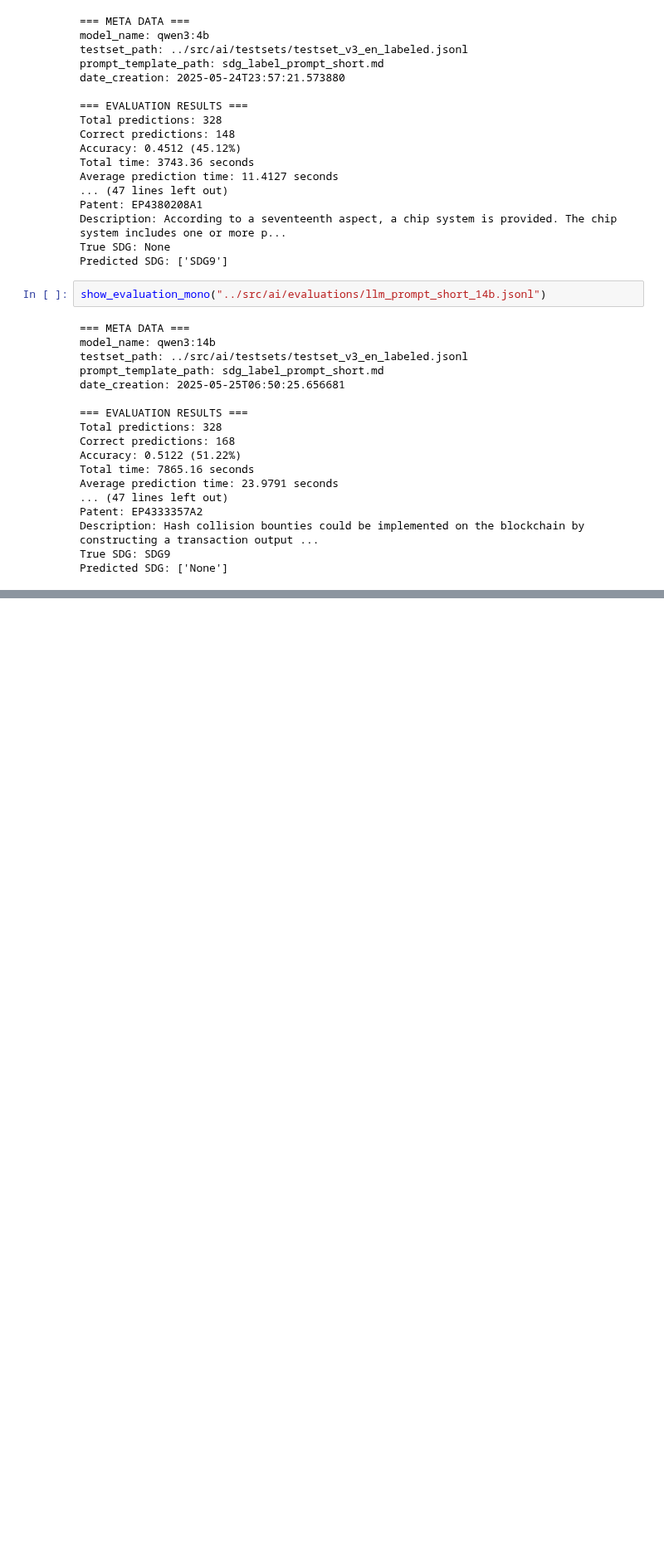
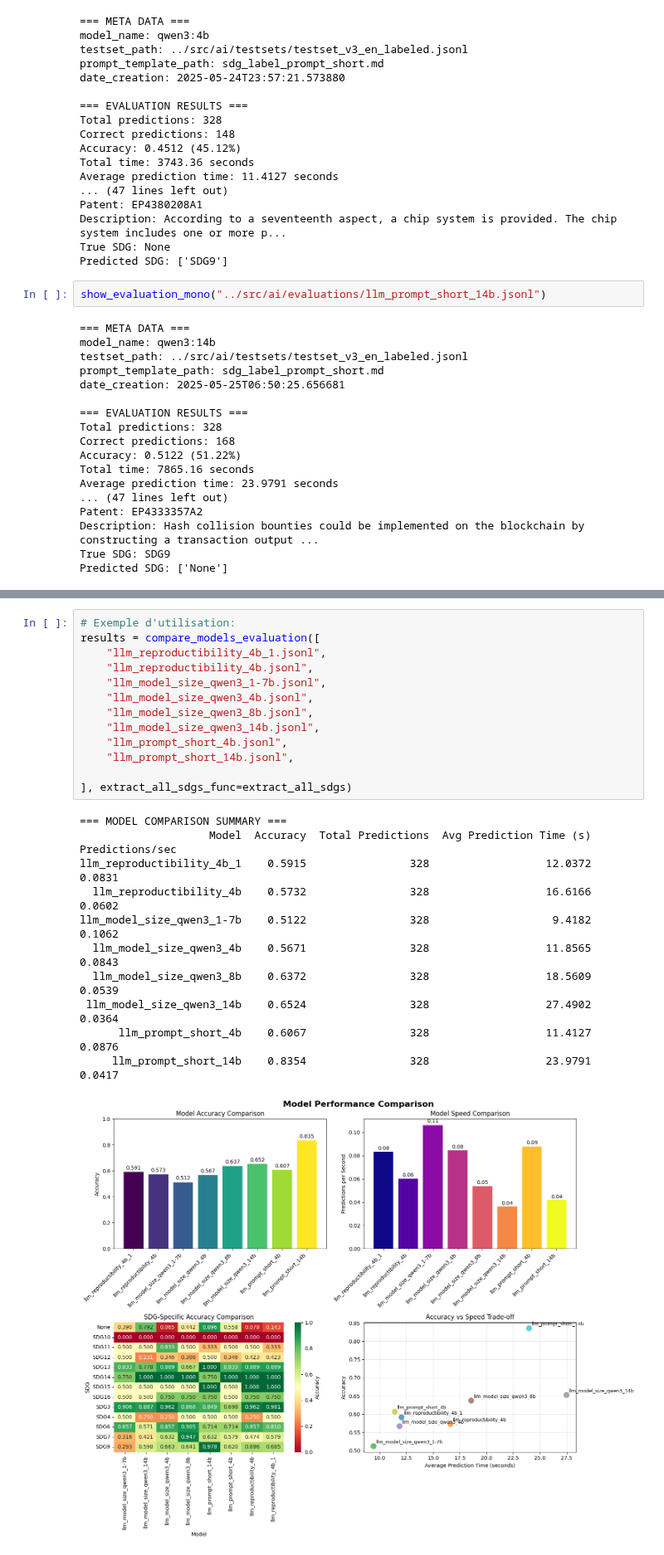
Before and after one commit to Les-4-Quarts/epo-code-fest-spring-2025, a Jupyter notebook: backend/notebooks/07-llm_evaluation.ipynb, the cells around one changed output, grey strips where cells are left out. Shown at 83% size. Drawn from its saved outputs; the diff is of its cells as text; blank space fills up the shorter version.

Commit message:
notebook: improve evaluation

```diff
--- a/backend/notebooks/07-llm_evaluation.ipynb
+++ b/backend/notebooks/07-llm_evaluation.ipynb
@@ -674,0 +897,25 @@ Predicted SDG: ['None']
+# %%
+# Exemple d'utilisation:
+results = compare_models_evaluation([
+    "llm_reproductibility_4b_1.jsonl",
+    "llm_reproductibility_4b.jsonl",
+    "llm_model_size_qwen3_1-7b.jsonl",
+    "llm_model_size_qwen3_4b.jsonl",
+    "llm_model_size_qwen3_8b.jsonl",
+    "llm_model_size_qwen3_14b.jsonl",
+    "llm_prompt_short_4b.jsonl",
+    "llm_prompt_short_14b.jsonl",
+
+], extract_all_sdgs_func=extract_all_sdgs)
+# %% [output]
+=== MODEL COMPARISON SUMMARY ===
+                    Model  Accuracy  Total Predictions  Avg Prediction Time (s)  Predictions/sec
+llm_reproductibility_4b_1    0.5915                328                  12.0372           0.0831
+  llm_reproductibility_4b    0.5732                328                  16.6166           0.0602
+llm_model_size_qwen3_1-7b    0.5122                328                   9.4182           0.1062
+  llm_model_size_qwen3_4b    0.5671                328                  11.8565           0.0843
+  llm_model_size_qwen3_8b    0.6372                328                  18.5609           0.0539
+ llm_model_size_qwen3_14b    0.6524                328                  27.4902           0.0364
+      llm_prompt_short_4b    0.6067                328                  11.4127           0.0876
+     llm_prompt_short_14b    0.8354                328                  23.9791           0.0417
+[figure, added]
```
Also changed, not shown: parts of 5 cells of this notebook, 13 other files.
